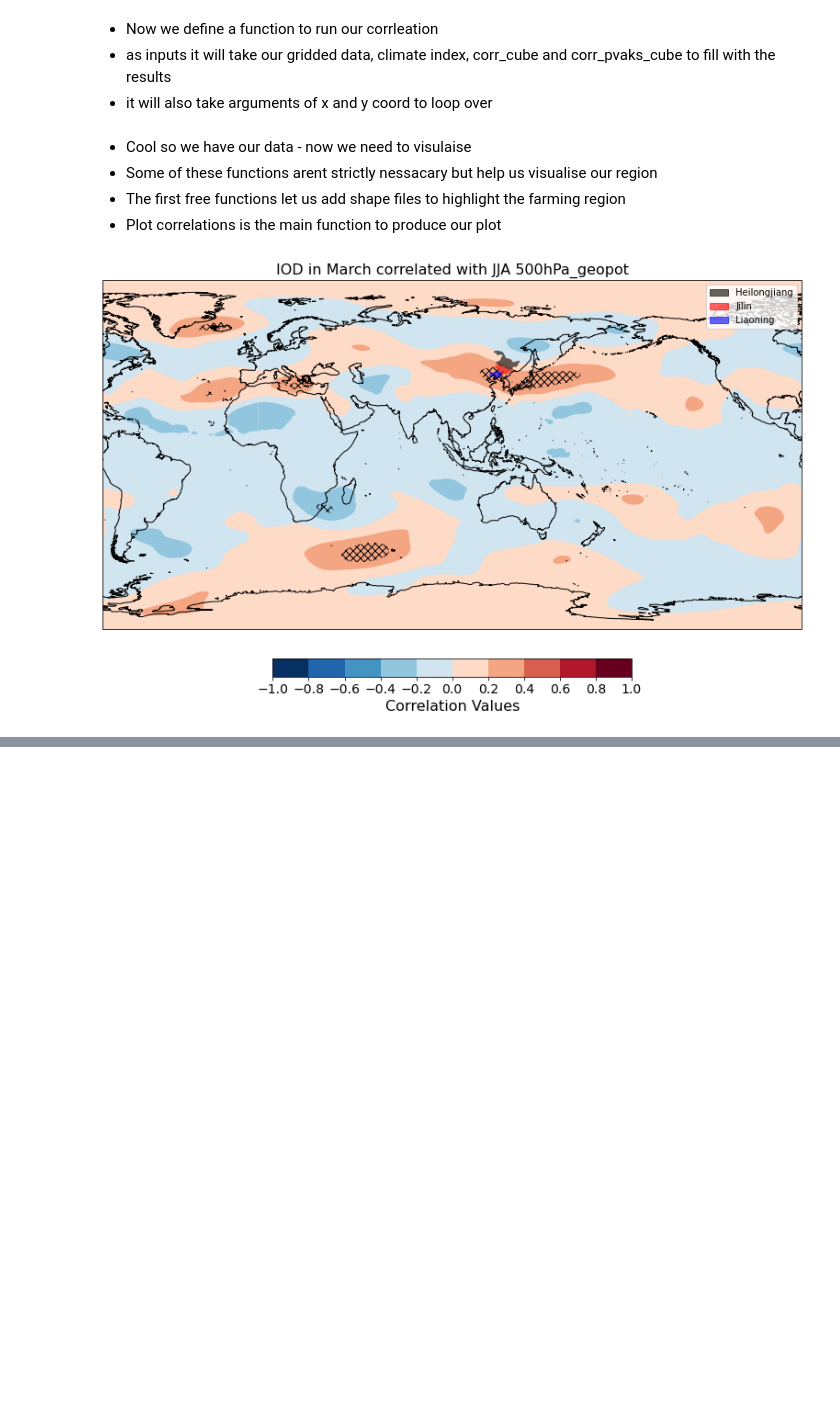
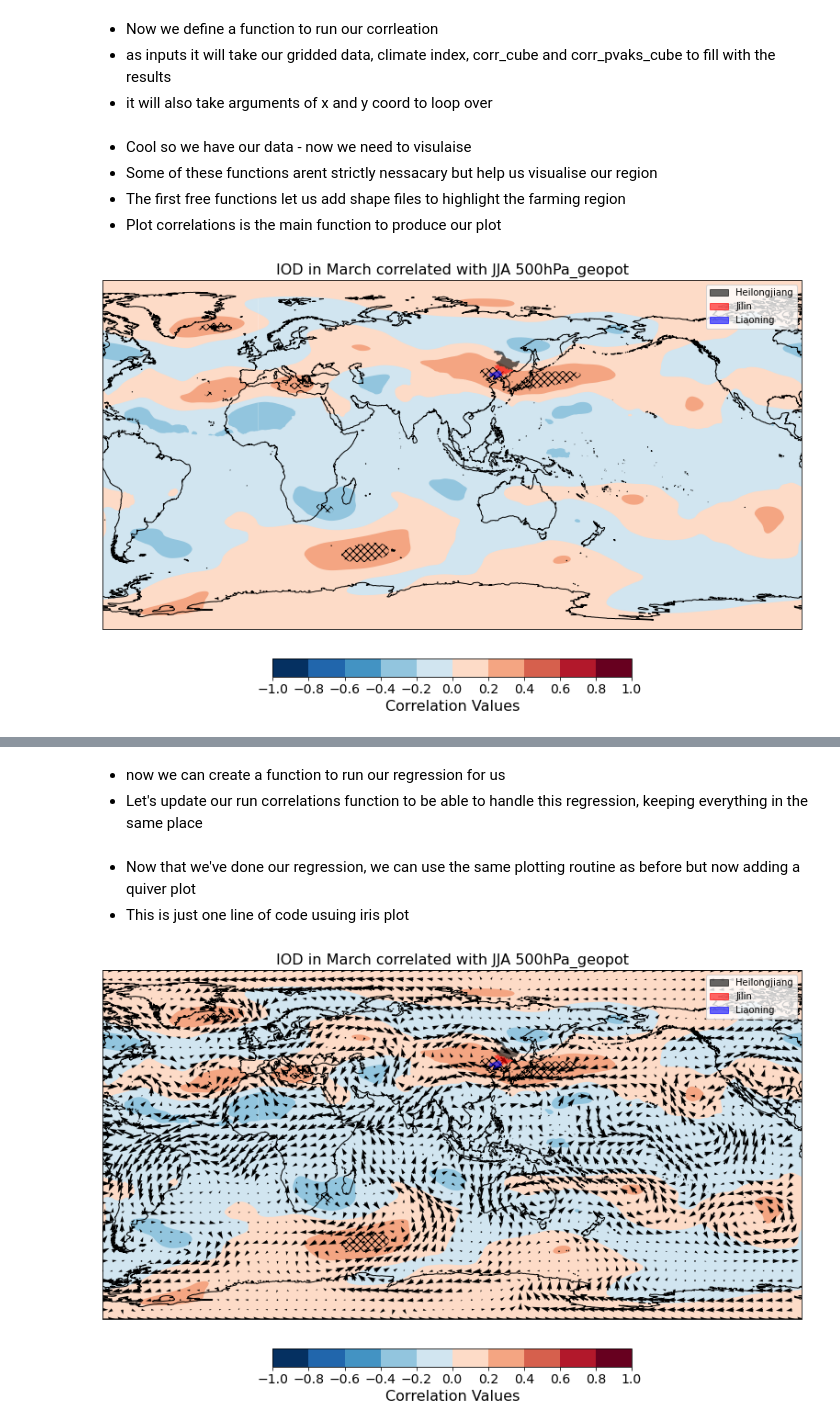
Before and after one commit to informatics-lab/cssp_china_wp5.6_binder, a Jupyter notebook: Dynamics/2D_correlation_plots.ipynb, the cells around one changed output, grey strips where cells are left out. Drawn from its saved outputs; the diff is of its cells as text; code cells hidden in the pictures; blank space fills up the shorter version.

```diff
--- a/Dynamics/2D_correlation_plots.ipynb
+++ b/Dynamics/2D_correlation_plots.ipynb
@@ -216,0 +237,3 @@ plot_correlations(corr_cube_filled, corr_pvals_filled, projection, title = title
+# %%
+u_cube_season = detrend_normalise_cube(u_cube_season)
+v_cube_season = detrend_normalise_cube(v_cube_season)
@@ -216,0 +249,50 @@ plot_correlations(corr_cube_filled, corr_pvals_filled, projection, title = title
+# %% [markdown]
+* now we can create a function to run our regression for us
+* Let's update our run correlations function to be able to handle this regression, keeping everything in the same place
+# %%
+def run_correlations(normalised_cube, climate_index,corr_cube, corr_pvals_cube, u_cube = None,
+                     v_cube = None, y_coord = 'latitude', x_coord = 'longitude'):
+    corr_cube_copy = corr_cube.copy()
+    corr_pvals_cube_copy = corr_pvals_cube.copy()
+    u_reg_cube = return_regression_cube(u_cube, 'Regression u cube')
+    v_reg_cube = return_regression_cube(v_cube, 'Regression v cube')
+
+    # Run over latitude and longitude (or alternative coordinates), and populate the cubes with correlation and p-value
+    for i in range(len(normalised_cube.coord(y_coord).points)):
+        for j in range(len(normalised_cube.coord(x_coord).points)):
+            cube_by_gridpoint = normalised_cube.data[:, i, j]
+            corrcoefs, p_vals = sp.pearsonr(climate_index, cube_by_gridpoint)
+            corr_cube_copy.data[i,j] = corrcoefs
+            corr_pvals_cube_copy.data[i,j] = p_vals
+
+            # do regression
+            if u_cube is not None and v_cube is not None:
+                u_cube_by_gridpoint = u_cube.data[:,i,j]
+                v_cube_by_gridpoint = v_cube.data[:,i,j]
+
+                u_reg = LinearRegression().fit(climate_index.reshape(-1,1), u_cube_by_gridpoint.reshape(-1,1))
+                u_reg_cube.data[i,j] = u_reg.coef_[0][0]
+
+                v_reg = LinearRegression().fit(climate_index.reshape(-1,1), v_cube_by_gridpoint.reshape(-1,1))
+                v_reg_cube.data[i,j] = v_reg.coef_[0][0]
+
+    return corr_cube_copy, corr_pvals_cube_copy, u_reg_cube, v_reg_cube
+# %%
+corr_cube_filled, corr_pvals_filled, u_reg_cube, v_reg_cube = run_correlations(season_cube, cli_index_month, corr_cube, corr_pvals_cube, u_cube_season, v_cube_season)
+# %% [markdown]
+* Now that we've done our regression, we can use the same plotting routine as before but now adding a quiver plot
+* This is just one line of code usuing iris plot
+# %%
+#loading in our shape files
+shapefile_path = "/project/cst/Projects/CSSP/CSSP_China/data/shapefiles/ne_10m_admin_1_states_provinces_shp_China.shp"
+shapefile = gpd.read_file(shapefile_path)
+region_colors = {"Heilongjiang": "k", "Jilin": "r", "Liaoning": "b"}
+
+plt.figure(figsize = (14,10))
+projection = cartopy.crs.PlateCarree(central_longitude=100)
+title = f'{cli_index.upper()} in March correlated with JJA {gridded_variable}'
+plot_correlations(corr_cube_filled, corr_pvals_filled, projection, title = title, shapefile=shapefile,region_colors=region_colors)
+
+Q = iplt.quiver(u_reg_cube[::20, ::20], v_reg_cube[::20, ::20])
+# %% [output]
+[figure, added]
```
Also changed, not shown: parts of 7 cells of this notebook.
